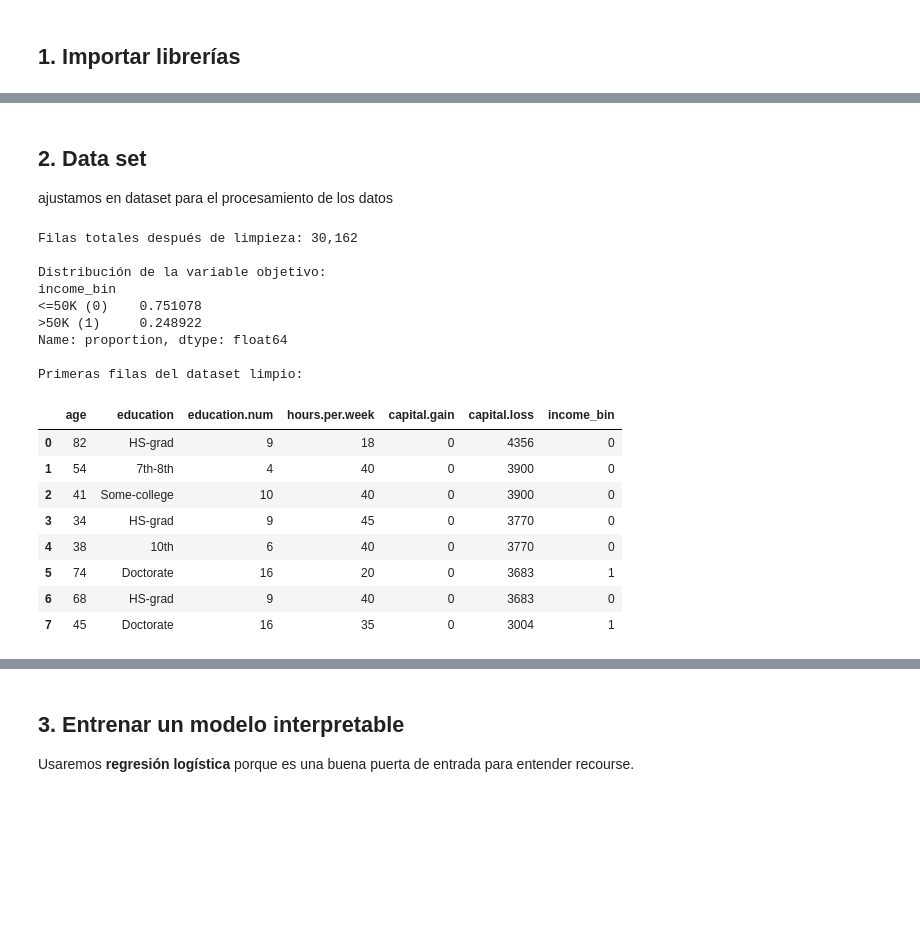
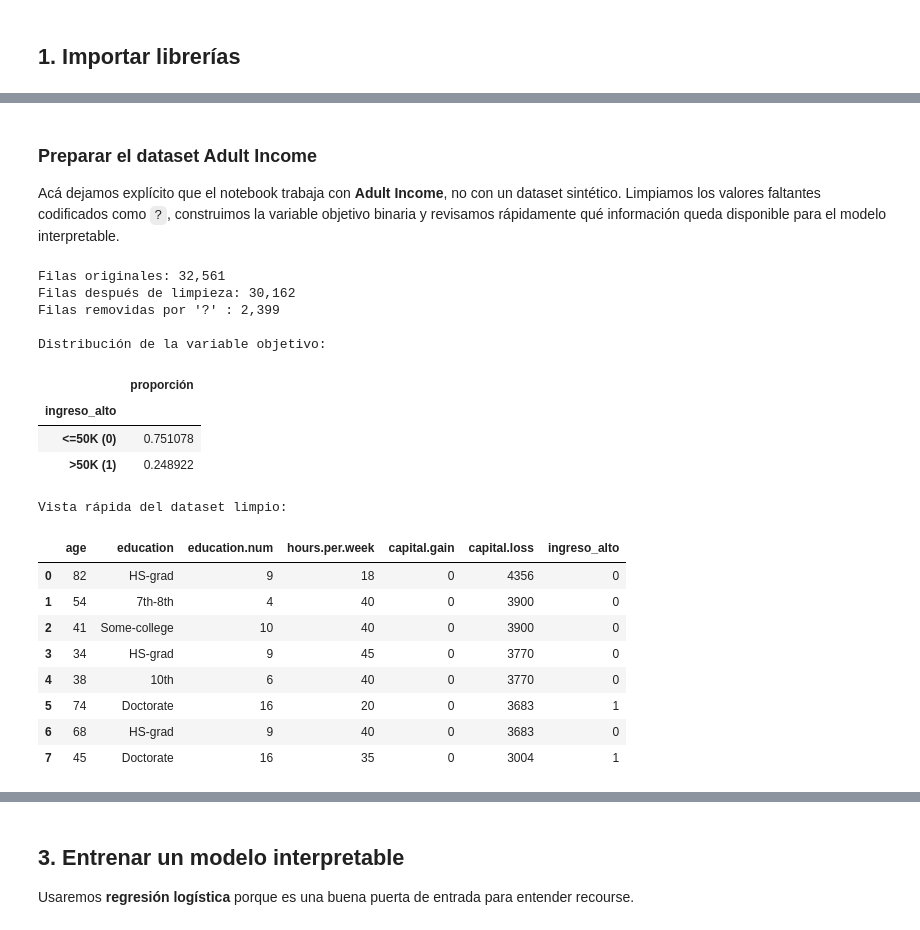
Before and after one commit to RamiroSeb2021/CXAI_M, a Jupyter notebook: notebooks/algorithmic_recourse_interpretable_colab_extended_91011.ipynb, the cells around one changed output, grey strips where cells are left out. Drawn from its saved outputs; the diff is of its cells as text; code cells hidden in the pictures; blank space fills up the shorter version.

```diff
--- a/notebooks/algorithmic_recourse_interpretable_colab_extended_91011.ipynb
+++ b/notebooks/algorithmic_recourse_interpretable_colab_extended_91011.ipynb
@@ -38,43 +66,58 @@ df_raw.head()
 | 3 | 54 | Private | 140359 | 7th-8th | 4 | Divorced | Machine-op-inspct | Unmarried | ... |
 | 4 | 41 | Private | 264663 | Some-college | 10 | Separated | Prof-specialty | Own-child | ... |
 # %% [markdown]
-## 2. Data set
-ajustamos en dataset para el procesamiento de los datos
+### Preparar el dataset Adult Income
+
+Acá dejamos explícito que el notebook trabaja con **Adult Income**, no con un dataset sintético. Limpiamos los valores faltantes codificados como `?`, construimos la variable objetivo binaria y revisamos rápidamente qué información queda disponible para el modelo interpretable.
 # %%
-#Limpieza de datos
-df = df_raw[df_raw["workclass"]      != "?"].copy()
-df = df[df["occupation"]             != "?"].copy()
-df = df[df["native.country"]         != "?"].copy()
+# ============================================
+# CELDA 3. LIMPIEZA Y VARIABLE OBJETIVO
+# ============================================
+
+df = df_raw[df_raw["workclass"] != "?"].copy()
+df = df[df["occupation"] != "?"].copy()
+df = df[df["native.country"] != "?"].copy()
 df = df.reset_index(drop=True)
-#variable objetivo
-df["income_bin"] = (df["income"].str.strip() == ">50K").astype(int)
 
-#Visualización
-print(f"Filas totales después de limpieza: {len(df):,}")
+df["ingreso_alto"] = (df["income"].str.strip() == ">50K").astype(int)
+
+print(f"Filas originales: {len(df_raw):,}")
+print(f"Filas después de limpieza: {len(df):,}")
+print(f"Filas removidas por '?' : {len(df_raw) - len(df):,}")
 print()
 print("Distribución de la variable objetivo:")
-print(df["income_bin"].value_counts(normalize=True).rename({0: "<=50K (0)", 1: ">50K (1)"}))
+display(
+    df["ingreso_alto"]
+    .value_counts(normalize=True)
+    .rename({0: "<=50K (0)", 1: ">50K (1)"})
+    .to_frame("proporción")
+)
 print()
-print("Primeras filas del dataset limpio:")
-display(df[["age", "education", "education.num", "hours.per.week",
-            "capital.gain", "capital.loss", "income_bin"]].head(8))
+print("Vista rápida del dataset limpio:")
+display(
+    df[[
+        "age", "education", "education.num", "hours.per.week",
+        "capital.gain", "capital.loss", "ingreso_alto"
+    ]].head(8)
+)
 # %% [output]
-Filas totales después de limpieza: 30,162
+Filas originales: 32,561
+Filas después de limpieza: 30,162
+Filas removidas por '?' : 2,399
 
 Distribución de la variable objetivo:
-income_bin
-<=50K (0)    0.751078
->50K (1)     0.248922
-Name: proportion, dtype: float64
-
-Primeras filas del dataset limpio:
-|  | age | education | education.num | hours.per.week | capital.gain | capital.loss | income_bin |
-| 0 | 82 | HS-grad | 9 | 18 | 0 | 4356 | 0 |
-| 1 | 54 | 7th-8th | 4 | 40 | 0 | 3900 | 0 |
-| 2 | 41 | Some-college | 10 | 40 | 0 | 3900 | 0 |
-| 3 | 34 | HS-grad | 9 | 45 | 0 | 3770 | 0 |
-| 4 | 38 | 10th | 6 | 40 | 0 | 3770 | 0 |
-| 5 | 74 | Doctorate | 16 | 20 | 0 | 3683 | 1 |
-| 6 | 68 | HS-grad | 9 | 40 | 0 | 3683 | 0 |
-| 7 | 45 | Doctorate | 16 | 35 | 0 | 3004 | 1 |
+|  | proporción |
+| ingreso_alto |  |
+| <=50K (0) | 0.751078 |
+| >50K (1) | 0.248922 |
+Vista rápida del dataset limpio:
+|  | age | education | education.num | hours.per.week | capital.gain | capital.loss | ingreso_alto |
+| 0 | 82 | HS-grad | 9 | 18 | 0 | 4356 | 0 |
+| 1 | 54 | 7th-8th | 4 | 40 | 0 | 3900 | 0 |
+| 2 | 41 | Some-college | 10 | 40 | 0 | 3900 | 0 |
+| 3 | 34 | HS-grad | 9 | 45 | 0 | 3770 | 0 |
+| 4 | 38 | 10th | 6 | 40 | 0 | 3770 | 0 |
+| 5 | 74 | Doctorate | 16 | 20 | 0 | 3683 | 1 |
+| 6 | 68 | HS-grad | 9 | 40 | 0 | 3683 | 0 |
+| 7 | 45 | Doctorate | 16 | 35 | 0 | 3004 | 1 |
 # %% [markdown]
```
Also changed, not shown: parts of 38 cells of this notebook, 2 other files.
